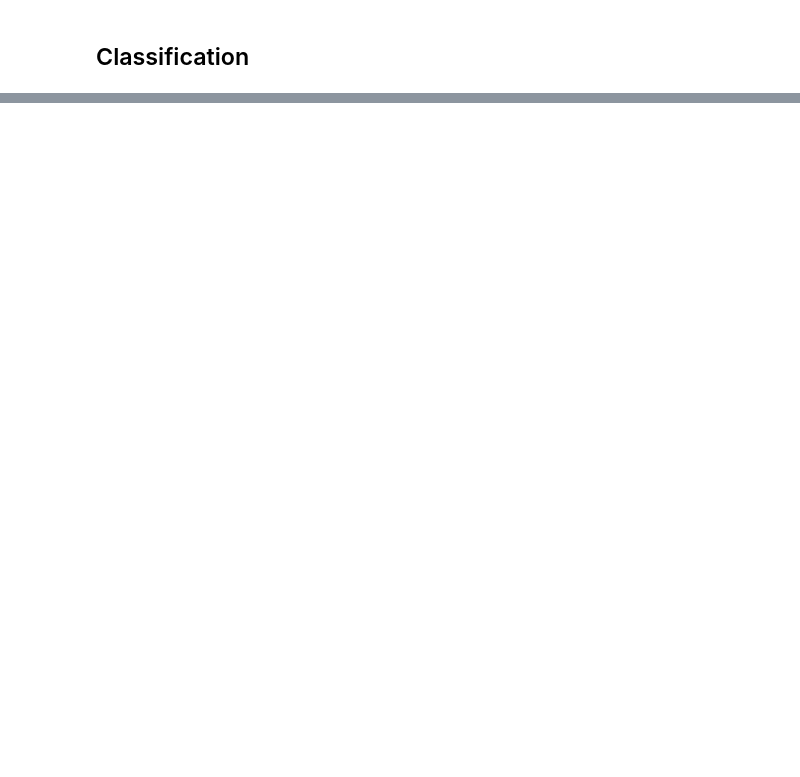
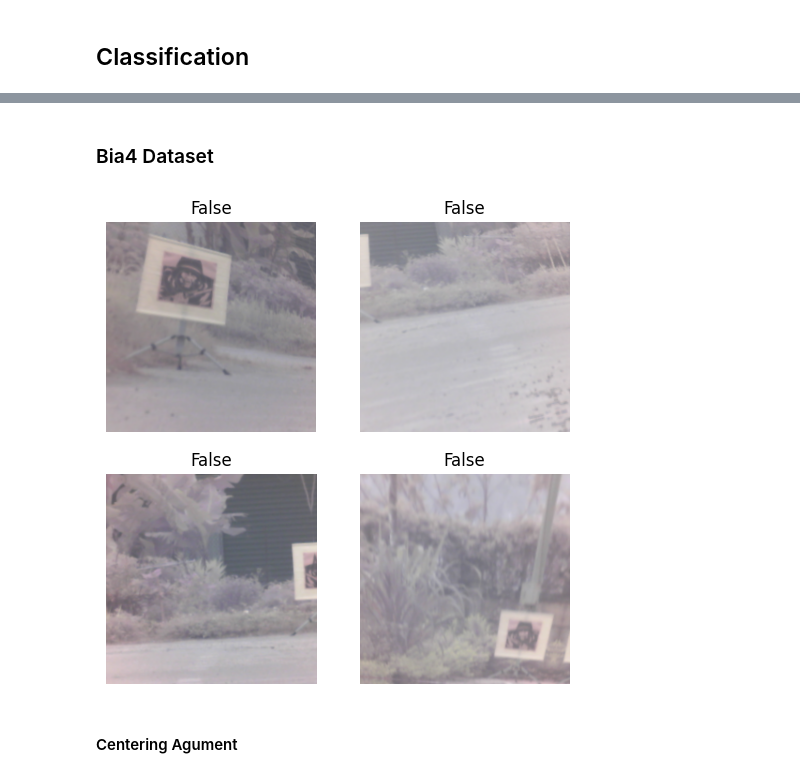
Before and after one commit to NguyenDuyCuong/Learning, a Jupyter notebook: machine-learning/playground/fastai-classification.ipynb, the cells around one changed output, grey strips where cells are left out. Drawn from its saved outputs; the diff is of its cells as text; code cells hidden in the pictures; blank space fills up the shorter version.

Commit message:
Tunning Classification Bia4_Inside

```diff
--- a/machine-learning/playground/fastai-classification.ipynb
+++ b/machine-learning/playground/fastai-classification.ipynb
@@ -26,4 +33,62 @@ learn.fine_tune(3)
 # %%
-img = PILImage.create('../images/bo du lieu bia so 4/bia4 (1).bmp')
-pred, pred_idx, probs = learn.predict(img)
-print(f'Prediction: {pred}; Probability: {probs[pred_idx]:.04f}')
+img = PILImage.create(path/'Abyssinian_109.jpg')
+print(f"Probability it's a cat: {learn.predict(img)[2][1].item():.6f}")
+# %% [markdown]
+### Bia4 Dataset
+# %%
+from fastai.vision.all import *
+import json
+import pandas as pd
+from pathlib import Path
+from shapely.geometry import Point, Polygon
+
+# Load COCO JSON
+with open('/content/All-Coco-3.json') as f:
+    coco_data = json.load(f)
+
+# Helper function to check if a point is inside a bbox
+def point_in_bbox(point, bbox):
+    x, y = point
+    x_min, y_min, width, height = bbox
+    return x_min <= x <= x_min + width and y_min <= y <= y_min + height
+
+# Create DataFrame for labeling
+data = []
+for img in coco_data['images']:
+    img_id = img['id']
+    img_path = f"/content/{img['file_name']}"
+    img_center = (img['width'] / 2, img['height'] / 2)  # Center point (x, y)
+    label = False  # Default: not Bia4_Inside
+
+    # Find annotations for this image with category_id = 3 (Bia4_Inside)
+    for ann in coco_data['annotations']:
+        if ann['image_id'] == img_id and ann['category_id'] == 3:
+            # Check if center is inside bbox
+            if point_in_bbox(img_center, ann['bbox']):
+                label = True
+                break
+
+    data.append([img_path, label])
+
+# Create DataFrame
+df = pd.DataFrame(data, columns=['image_path', 'label'])
+
+# Define FastAI DataBlock for binary classification
+dblock = DataBlock(
+    blocks=(ImageBlock, CategoryBlock),
+    get_x=ColReader('image_path'),
+    get_y=ColReader('label'),
+    splitter=RandomSplitter(valid_pct=0.2, seed=42),
+    item_tfms=Resize(224),
+    batch_tfms=aug_transforms()
+)
+
+# Create DataLoader
+dls = dblock.dataloaders(df, bs=32)
+
+# Verify the data
+dls.show_batch(max_n=4)
+# %% [output]
+[figure, added]
+# %% [markdown]
+#### Centering Agument
```
Also changed, not shown: parts of 19 cells of this notebook.
